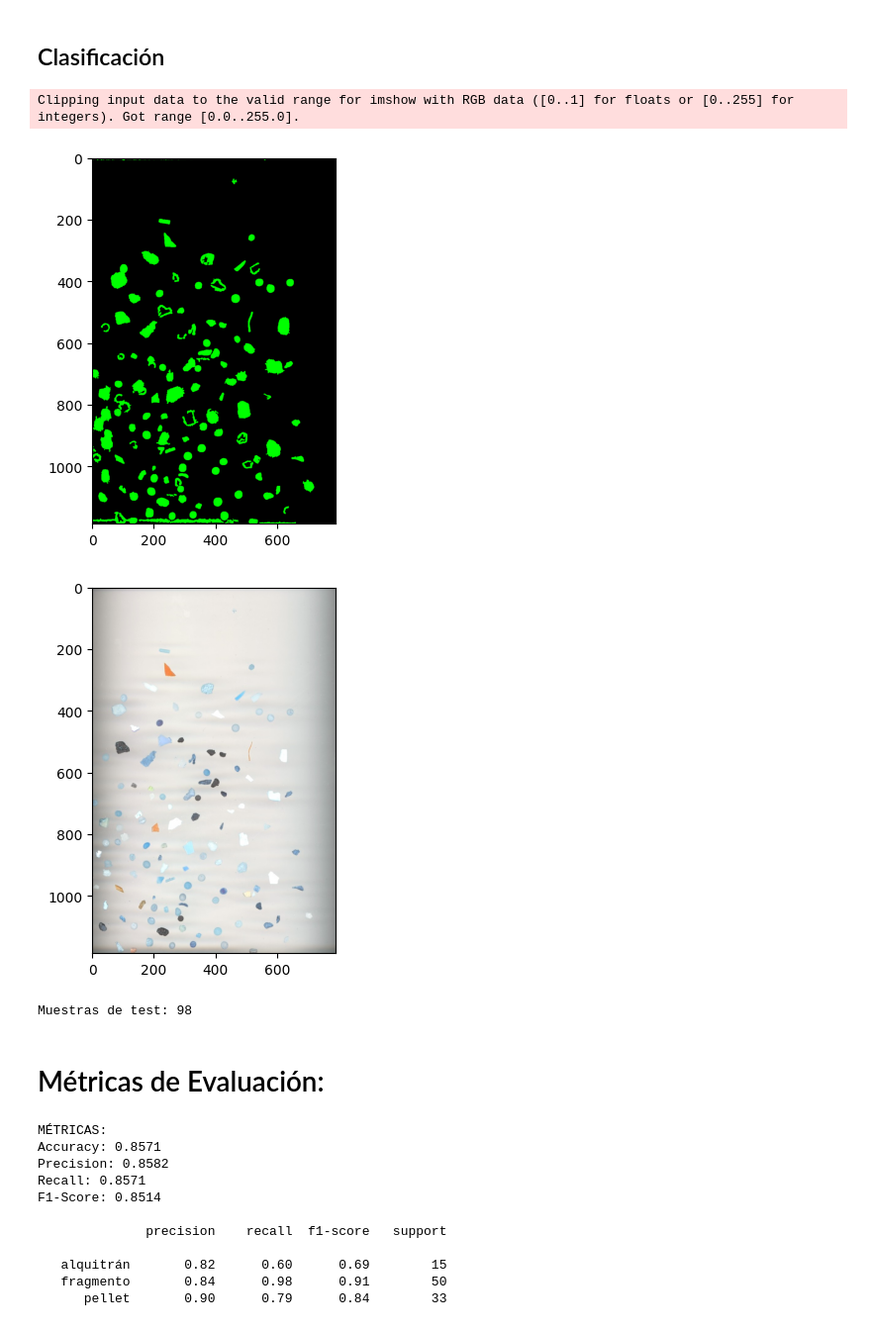
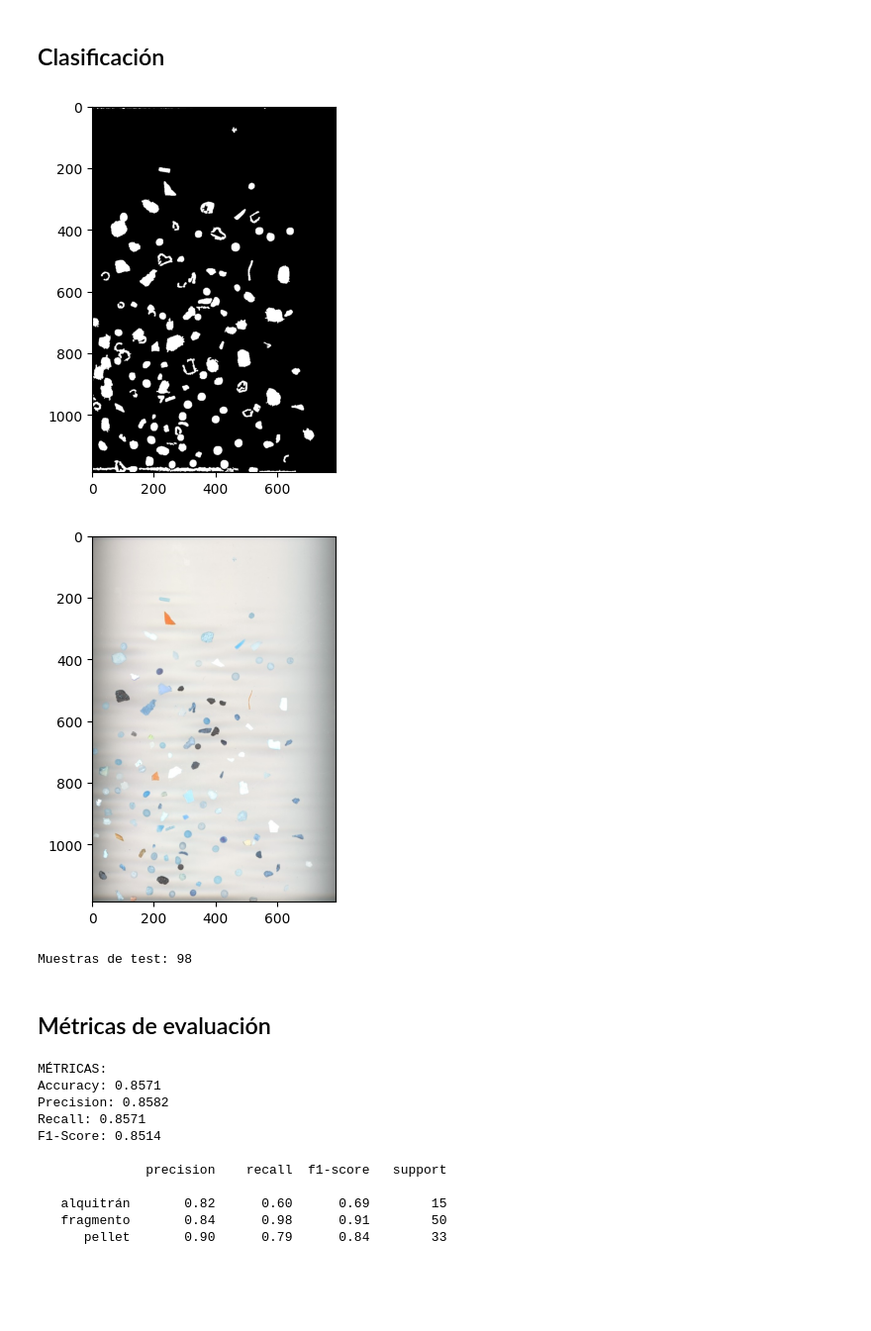
Before and after one commit to Javier-Castilla/VC-P3, a Jupyter notebook: Practica3.ipynb, the cells around one changed output. Shown at 99% size. Cells and saved outputs as stored; diff of their text form; code cells hidden in the pictures; blank space fills up the shorter version.

```diff
--- a/Practica3.ipynb
+++ b/Practica3.ipynb
@@ -456,17 +469,6 @@ def extract_region_from_bounding_box(image, x_min, y_min, x_max, y_max):
 # %% [markdown]
 # Entrenamiento
 # %%
-import cv2
-import numpy as np
-import pandas as pd
-import matplotlib.pyplot as plt
-from sklearn.ensemble import RandomForestClassifier
-from sklearn.preprocessing import StandardScaler
-from sklearn.metrics import confusion_matrix, classification_report, accuracy_score
-from sklearn.metrics import precision_score, recall_score, f1_score
-import seaborn as sns
-
-
 labels = {
     "pellet": (0,255,0),
     "fragmento": (255,0,0),
@@ -478,7 +480,6 @@ training_images = {
     "fragmento": ["imgs/FRA.png"],
     "alquitrán": ["imgs/TAR.png"]
 }
-
 
 X, Y = [], []
 feature_names = None
@@ -492,7 +493,7 @@ for label_name,images in training_images.items():
             raise FileNotFoundError(f"No se enontró ninguna imagen en el directorio: {label_image_path}")
 
         current_contours = extract_contours_from_image(current_training_image)
-        current_contours = [x for x in current_contours if cv2.contourArea(x) > 325 and cv2.contourArea(x) < 10000]
+        current_contours = [c for c in current_contours if cv2.contourArea(c) > 325 and cv2.contourArea(c) < 10000]
         print(f"Contornos detectados de la imagen de {label_name}: {len(current_contours)}")
 
 
@@ -512,7 +513,6 @@ print(f"Muestras de entrenamiento: {len(X)}")
 print(f"Características: {feature_names}")
 print(f"Distribución de clases: {np.unique(Y, return_counts=True)}")
 
-
 scaler = StandardScaler()
 X_train_scaled = scaler.fit_transform(X)
 
@@ -551,9 +551,6 @@ def get_center(contour):
 # %% [markdown]
 ## Árbol para encontrar las anotaciones que coinciden con un centro dado rápidamente
 # %%
-import csv
-from rtree import index
-
 annotations = []
 
 with open('imgs/MPs_test_bbs.csv', newline='') as csvfile:
@@ -576,7 +573,7 @@ for i, ann in enumerate(annotations):
     x_min, y_min, x_max, y_max = ann['bbox']
     idx.insert(i, (x_min, y_min, x_max, y_max))
 
-def buscar_anotacion(cx, cy):
+def search_annotation(cx, cy):
     posibles = list(idx.intersection((cx, cy, cx, cy)))
 
     for i in posibles:
@@ -588,8 +585,6 @@ def buscar_anotacion(cx, cy):
 # %% [markdown]
 ## Clasificación
 # %%
-import csv
-
 test_image_path = "imgs/MPs_test.jpg"
 test_bbs_path = "imgs/MPs_test_bbs.csv"
 
@@ -627,49 +622,43 @@ current_contours, _ = cv2.findContours(
 areas = np.array([cv2.contourArea(contour) for contour in current_contours])
 lower_bound = max(0, np.percentile(areas, 75))
 upper_bound = np.percentile(areas, 100)
-current_contours = [x for x in current_contours if lower_bound <= cv2.contourArea(x) <= upper_bound and cv2.contourArea(x) > 90]
+current_contours = [c for c in current_contours if lower_bound <= cv2.contourArea(c) <= upper_bound and cv2.contourArea(c) > 90]
 
-image_contours = np.zeros(test_image.copy().shape)
-cv2.drawContours(image_contours, current_contours, -1, (0, 255, 0), -1)
+image_contours = np.zeros(cv2.cvtColor(test_image.copy(), cv2.COLOR_BGR2GRAY).shape)
+cv2.drawContours(image_contours, current_contours, -1, 255, -1)
 plt.imshow(image_contours, cmap='gray')
 plt.show()
 plt.imshow(test_image, cmap='gray')
 plt.show()
 
 for contour in current_contours:
     current_features = geometric_and_visual_features(contour, extract_contour_region(test_image, contour))
 
     if feature_names is None:
         feature_names = list(current_features.keys())
 
     cx, cy = get_center(contour)
 
-    real_label = buscar_anotacion(cx, cy)
+    real_label = search_annotation(cx, cy)
 
     if real_label is None: continue
 
     X.append(list(current_features.values()))
     y_true.append(label_mapping[real_label['label']])
 
 X = np.array(X)
 y_true = np.array(y_true)
 
 print(f"Muestras de test: {len(X)}")
 
 X = scaler.transform(X)
 y_pred = clf.predict(X)
-
-from collections import Counter
-
-for t, p in zip(y_true, y_pred):
-    pass
 # %% [output]
-Clipping input data to the valid range for imshow with RGB data ([0..1] for floats or [0..255] for integers). Got range [0.0..255.0].
-[figure, old version]
+[figure, new version]
 [figure]
-Muestras de test: 98
+Muestras de test: 98
 # %% [markdown]
-# Métricas de Evaluación:
+## Métricas de evaluación
 # %%
 print("\nMÉTRICAS:")
 
```
Also changed, not shown: parts of 10 cells of this notebook, 3 other files.
